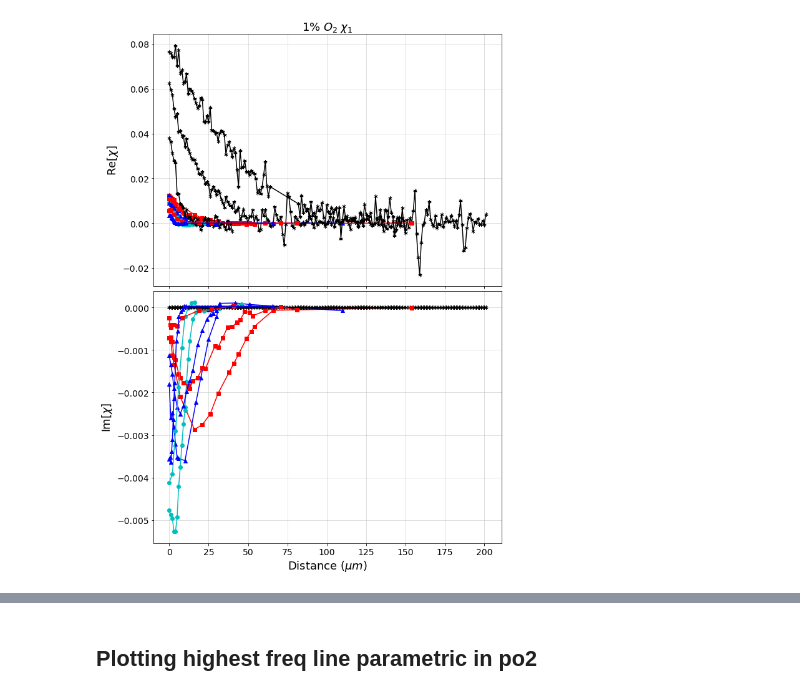
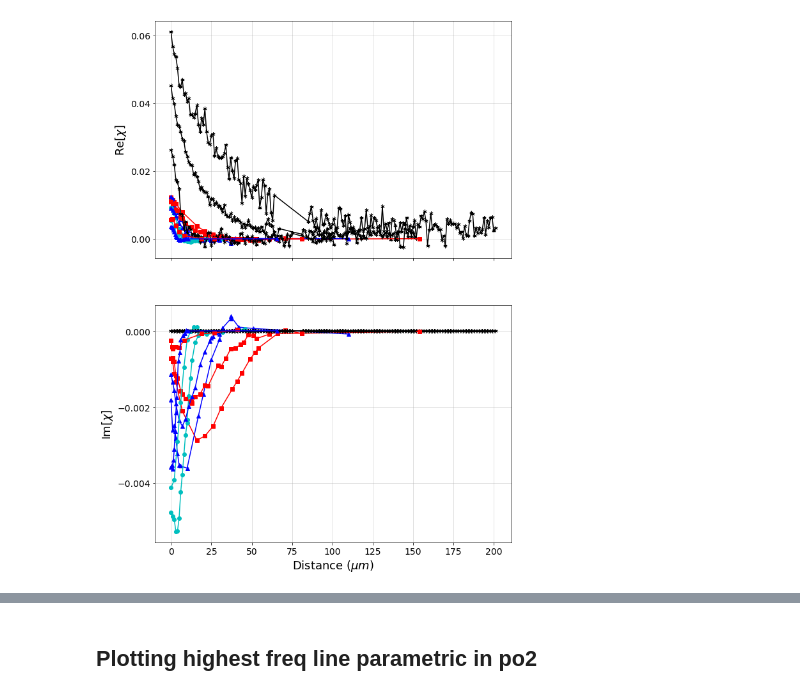
Before and after one commit to BGerwe/Xray-Project, a Jupyter notebook: fr_XAS/Model Fitting/July18_PatternedModel_20201211_Processed.ipynb, the cells around one changed output, grey strips where cells are left out. Cells and saved outputs as stored; diff of their text form; code cells hidden in the pictures.

```diff
--- a/fr_XAS/Model Fitting/July18_PatternedModel_20201211_Processed.ipynb
+++ b/fr_XAS/Model Fitting/July18_PatternedModel_20201211_Processed.ipynb
@@ -26,13 +21,6 @@ os.getcwd()
 # %%
-starts = [[4, 0, 2, 3], [6, 1, 6, 0], [0, 0,2]] # [[0,0,0,0],[0,0,0,0],[0,0,0]]
-# f = hdf5_io.get_all_datasets('..\\Model Fitting\July18_frXAS_LV_Analyzed', harmonic=1, start_indices=starts)
-f1 = hdf5_io.get_all_datasets('..\\Model Fitting\\July18_frXAS_Py_Analyzed', harmonic=1, start_indices=starts)
-# f2 = hdf5_io.get_all_datasets('..\\Model Fitting\\July18_frXAS_Py_Analyzed', harmonic=2, start_indices=starts)
-# f3 = hdf5_io.get_all_datasets('..\\Model Fitting\\July18_frXAS_Py_Analyzed', harmonic=3, start_indices=starts)
-# f4 = hdf5_io.get_all_datasets('..\\Model Fitting\\July18_frXAS_Py_Analyzed', harmonic=4, start_indices=starts)
-hdf5_io.close_hdf5('..\\Model Fitting\\July18_frXAS_Py_Analyzed')
-hdf5_io.close_hdf5('..\\Model Fitting\July18_frXAS_LV_Analyzed')
+starts = [[4, 198, 2, 3], [6, 148, 6, 0], [0, 98, 2]] # [[0,0,0,0],[0,0,0,0],[0,0,0]]
+f1 = hdf5_io.get_all_datasets('July18_20201211_processed', harmonic=1, start_indices=starts)
+# f2 = hdf5_io.get_all_datasets('July18_20201211_processed', harmonic=2, start_indices=starts)
+# f3 = hdf5_io.get_all_datasets('July18_20201211_processed', harmonic=3, start_indices=starts)
+# f4 = hdf5_io.get_all_datasets('July18_20201211_processed', harmonic=4, start_indices=starts)
-# %%
-starts = [[4, 199, 2, 3], [6, 147, 6, 0], [0, 97, 2]] # [[0,0,0,0],[0,0,0,0],[0,0,0]]
-f1 = hdf5_io.get_all_datasets('testest2', harmonic=1, start_indices=starts)
-hdf5_io.close_hdf5('testtest2')
@@ -61,8 +27,9 @@ f1
 # %%
-# x, data4, frequencies, gases, sizes = hdf5_io.unpack_data(f4, kind='adj')
-# x, data3, frequencies, gases, sizes = hdf5_io.unpack_data(f3, kind='adj')
-# x, data2, frequencies, gases, sizes = hdf5_io.unpack_data(f2, kind='adj')
-x, data1, frequencies, gases, sizes = hdf5_io.unpack_data(f1, kind='adj')
+x, data1, ir_avgs, frequencies, gases, sizes = hdf5_io.unpack_data(f1, kind='adj')
+# x, data2, frequencies, gases, sizes, ir_avgs = hdf5_io.unpack_data(f2, kind='adj')
+# x, data3, frequencies, gases, sizes, ir_avgs = hdf5_io.unpack_data(f3, kind='adj')
+# x, data4, frequencies, gases, sizes, ir_avgs = hdf5_io.unpack_data(f4, kind='adj')
+
 # x0, data0, frequencies0, gases0, sizes0 = hdf5_io.unpack_data(f, kind='adj')
 # %%
 colors = ['k', 'r', 'b', 'c']
@@ -73,15 +62,15 @@ markers = markers * (len(colors) % len(data1))
 # %%
 fig, axes = plt.subplots(nrows=2, figsize=(10,15))
 
 for iy in np.arange(0,sizes[0]):
     visualization.plot_chi(axes, x[iy], data1[iy], color=colors[iy], marker=markers[iy], ls='-')
 for iy in np.arange(sizes[0],sum(sizes[:2])):
     visualization.plot_chi(axes, x[iy], data1[iy], color=colors[iy], marker=markers[iy], ls='-')
 for iy in np.arange(sum(sizes[:2]),sum(sizes)):
     visualization.plot_chi(axes, x[iy], data1[iy], color=colors[iy], marker=markers[iy], ls='-')
-axes[0].set_title('1% $O_2 \; \chi_1$', fontsize=18)
-fig.subplots_adjust(hspace=0.02)
+# axes[0].set_title('1% $O_2 \; \chi_1$', fontsize=18)
+# fig.subplots_adjust(hspace=0.02)
 # plt.show()
 # plt.savefig(r'..\\frXAS Paper Figures\\Plots\\Chi2 1%O2.png', dpi=400, bbox_inches='tight')
 # %% [output]
-[figure, old version]
+[figure, new version]
```
Also changed, not shown: parts of 14 cells of this notebook, 9 other files.
